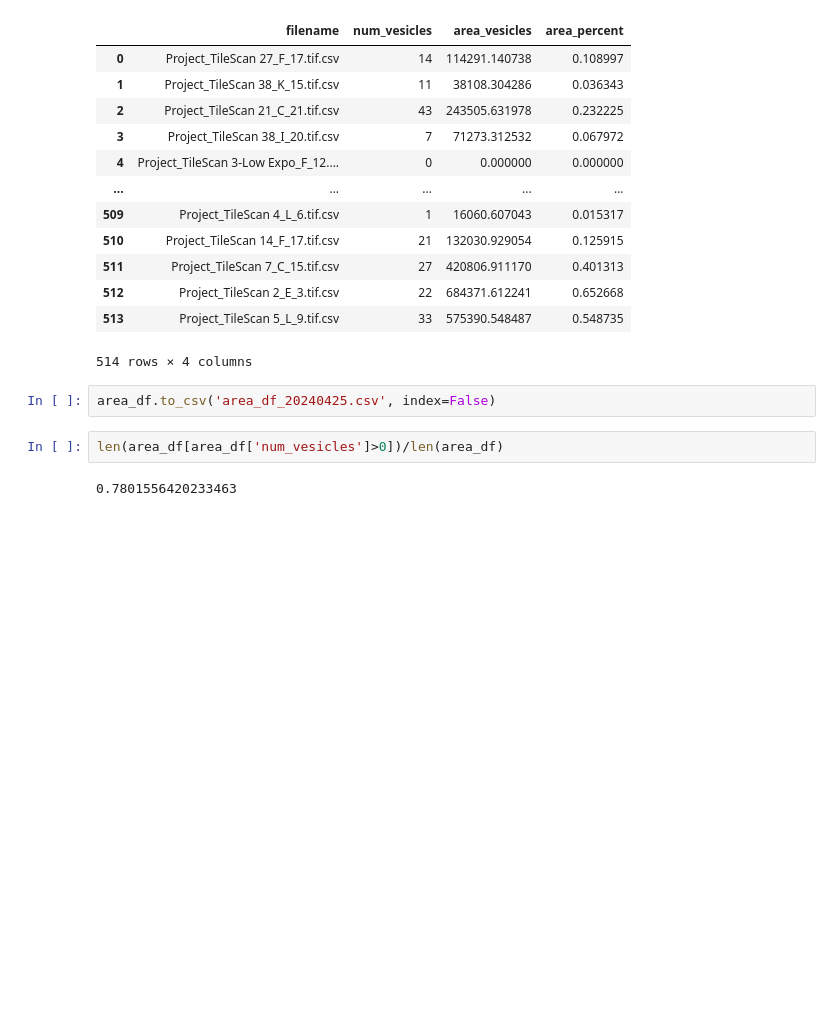
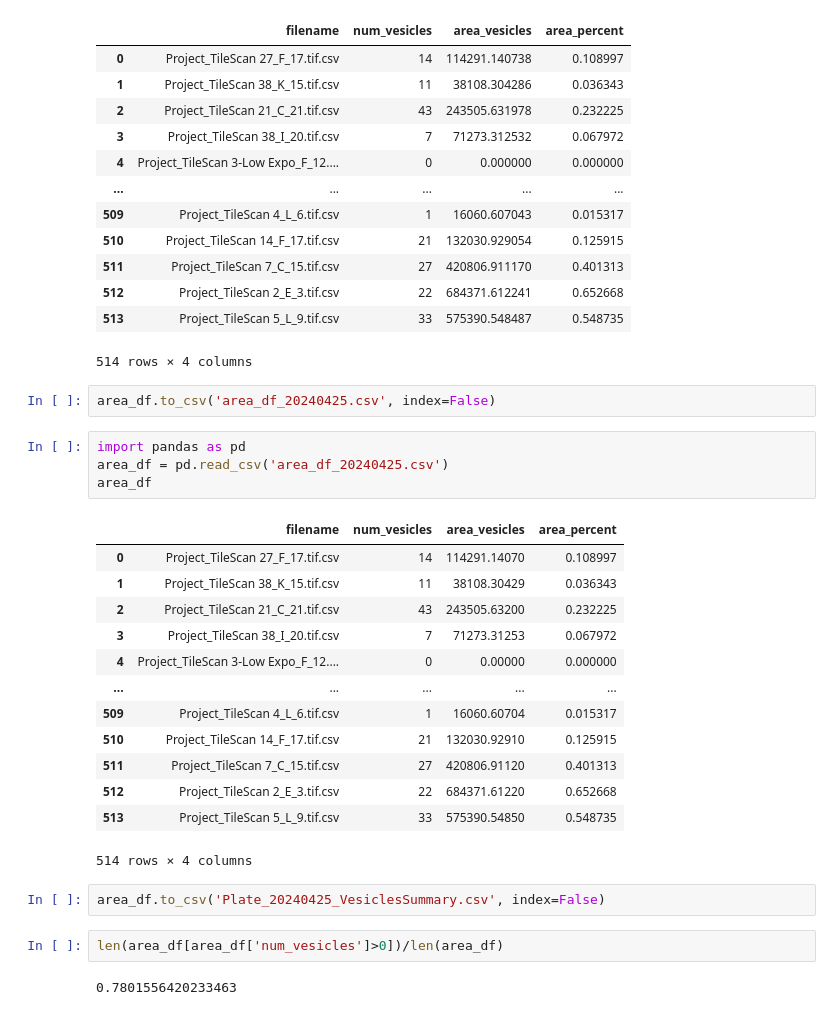
Before and after one commit to mfbliposome/AL_campaign, a Jupyter notebook: code/notebooks/[P]-MicroscopyImage_ConstructData_20240423.ipynb, the cells around one changed output. Cells and saved outputs as stored; diff of their text form; blank space fills up the shorter version.

```diff
--- a/code/notebooks/[P]-MicroscopyImage_ConstructData_20240423.ipynb
+++ b/code/notebooks/[P]-MicroscopyImage_ConstructData_20240423.ipynb
@@ -294,6 +323,26 @@ area_df
 514 rows × 4 columns
 # %%
 area_df.to_csv('area_df_20240425.csv', index=False)
+# %%
+import pandas as pd
+area_df = pd.read_csv('area_df_20240425.csv')
+area_df
+# %% [output]
+|  | filename | num_vesicles | area_vesicles | area_percent |
+| 0 | Project_TileScan 27_F_17.tif.csv | 14 | 114291.14070 | 0.108997 |
+| 1 | Project_TileScan 38_K_15.tif.csv | 11 | 38108.30429 | 0.036343 |
+| 2 | Project_TileScan 21_C_21.tif.csv | 43 | 243505.63200 | 0.232225 |
+| 3 | Project_TileScan 38_I_20.tif.csv | 7 | 71273.31253 | 0.067972 |
+| 4 | Project_TileScan 3-Low Expo_F_12.... | 0 | 0.00000 | 0.000000 |
+| ... | ... | ... | ... | ... |
+| 509 | Project_TileScan 4_L_6.tif.csv | 1 | 16060.60704 | 0.015317 |
+| 510 | Project_TileScan 14_F_17.tif.csv | 21 | 132030.92910 | 0.125915 |
+| 511 | Project_TileScan 7_C_15.tif.csv | 27 | 420806.91120 | 0.401313 |
+| 512 | Project_TileScan 2_E_3.tif.csv | 22 | 684371.61220 | 0.652668 |
+| 513 | Project_TileScan 5_L_9.tif.csv | 33 | 575390.54850 | 0.548735 |
+514 rows × 4 columns
+# %%
+area_df.to_csv('Plate_20240425_VesiclesSummary.csv', index=False)
 # %%
 len(area_df[area_df['num_vesicles']>0])/len(area_df)
 # %% [output]
```
Also changed, not shown: parts of 7 cells of this notebook, 33 other files.
